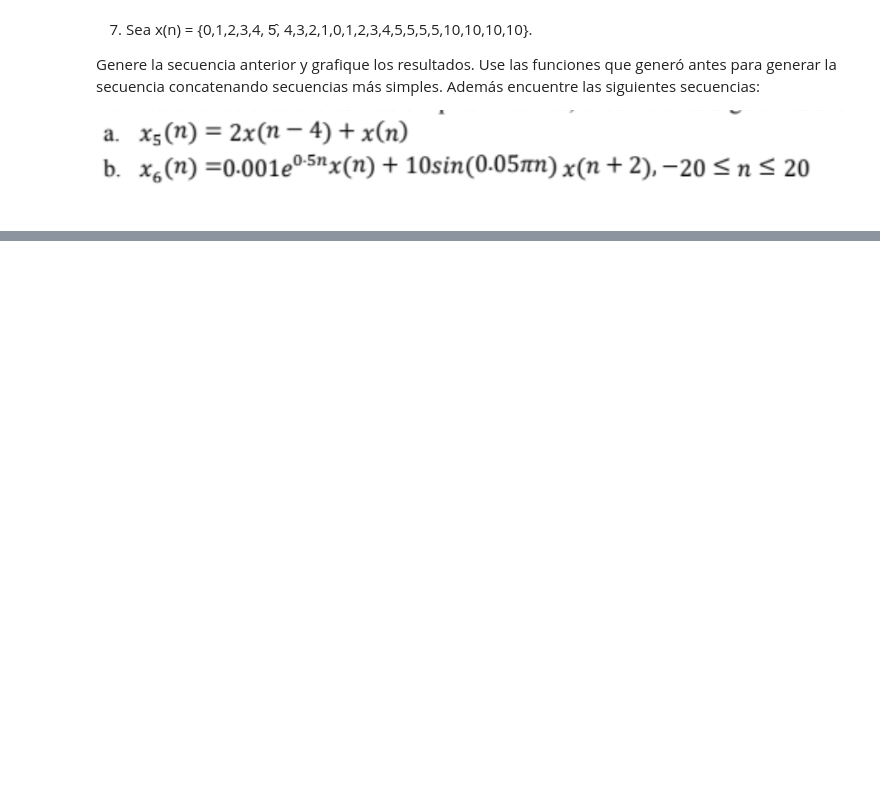
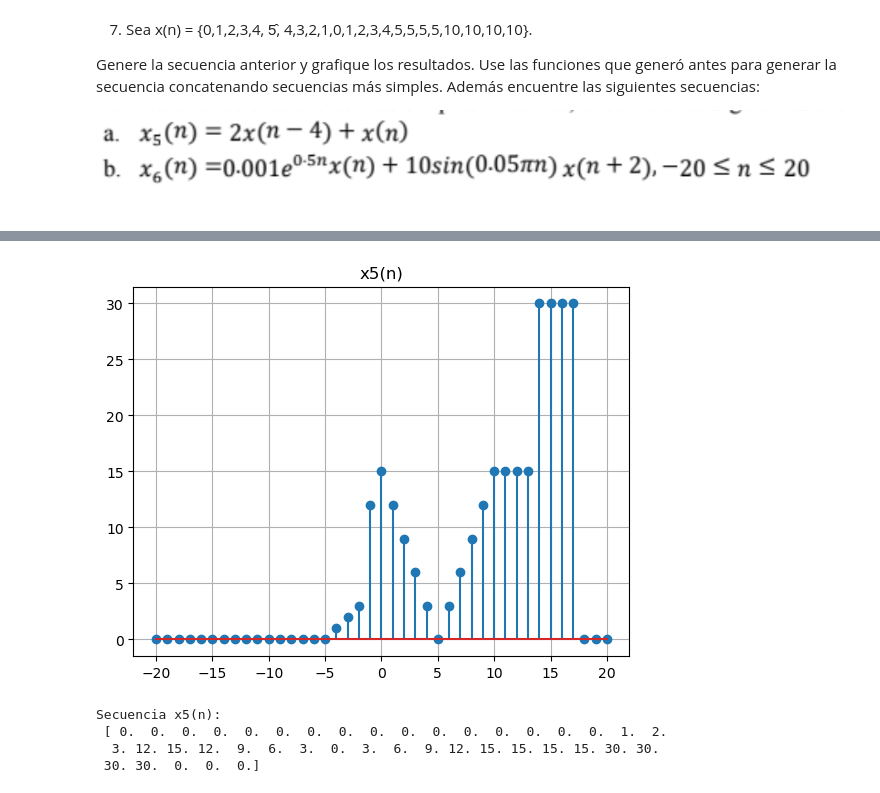
Before and after one commit to marianavasquezr/LAB_BIOSENALES, a Jupyter notebook: Practica2.ipynb, the cells around one changed output, grey strips where cells are left out. Cells and saved outputs as stored; diff of their text form; code cells hidden in the pictures; blank space fills up the shorter version.

```diff
--- a/Practica2.ipynb
+++ b/Practica2.ipynb
@@ -296,0 +329,32 @@ Genere la secuencia anterior y grafique los resultados. Use las funciones que ge
+# %%
+#a
+n_ext = np.arange(-20,21)  #eje extendido para incluir desplazamientos sin perder información
+x_ext = np.zeros(len(n_ext)) #Inicializamos el vector para la secuencia extendida, con ceros en todas las posiciones, esto nos permite luego asignar los valores de x en el rango correspondiente y mantener ceros fuera de ese rango
+
+# Insertamos x(n)
+x_ext[(n_ext>=-5)&(n_ext<=17)] = x #Asignamos los valores de x a las posiciones correspondientes en x_ext, usando una máscara booleana para seleccionar el rango de n_ext que corresponde a n
+
+#Selecciona únicamente los valores donde la señal original existe. En la secuencia anterior x(n) está definida entre: −5≤n≤17
+#Entonces: En ese rango => copiamos x; Fuera de ese rango =>queda en 0
+
+# Desplazamiento x(n-4)
+x_shift = np.zeros(len(n_ext)) #Creamos otro vector vacío para guardar x(n−4).
+x_shift[(n_ext-4>=-5)&(n_ext-4<=17)] = x_ext[(n_ext-4>=-5)&(n_ext-4<=17)]
+
+#¿El índice n-4 está dentro del rango donde x existe? Si sí => copiamos el valor; Si no => dejamos 0
+#Si x estaba entre -5 y 17 entonces x(n-4) estará entre −1≤n≤21 => Eso es exactamente lo que estamos logrando.
+
+x5 = 2*x_shift + x_ext
+
+plt.stem(n_ext,x5)
+plt.title("x5(n)")
+plt.grid()
+plt.show()
+
+print("Secuencia x5(n): \n", x5)
+# %% [output]
+[figure, added]
+Secuencia x5(n):
+ [ 0.  0.  0.  0.  0.  0.  0.  0.  0.  0.  0.  0.  0.  0.  0.  0.  1.  2.
+  3. 12. 15. 12.  9.  6.  3.  0.  3.  6.  9. 12. 15. 15. 15. 15. 30. 30.
+ 30. 30.  0.  0.  0.]
```
Also changed, not shown: parts of 6 cells of this notebook.
